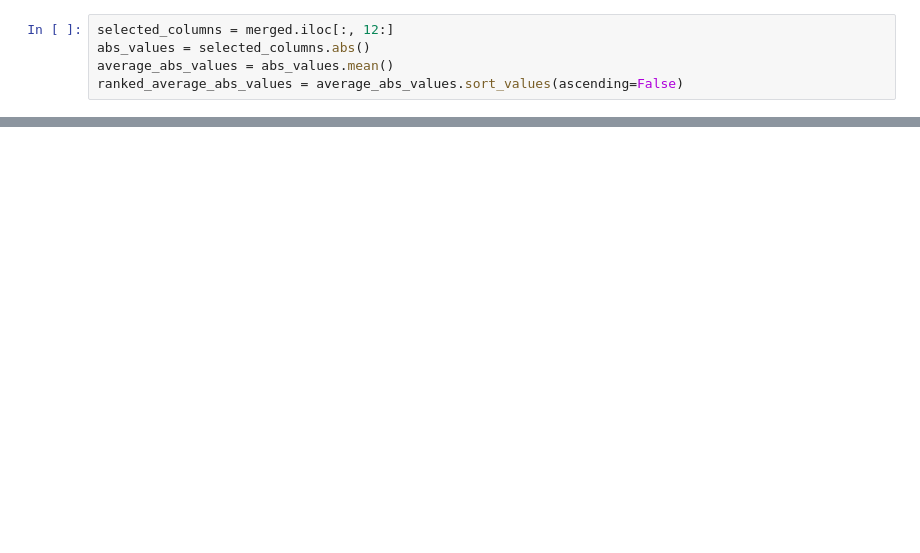
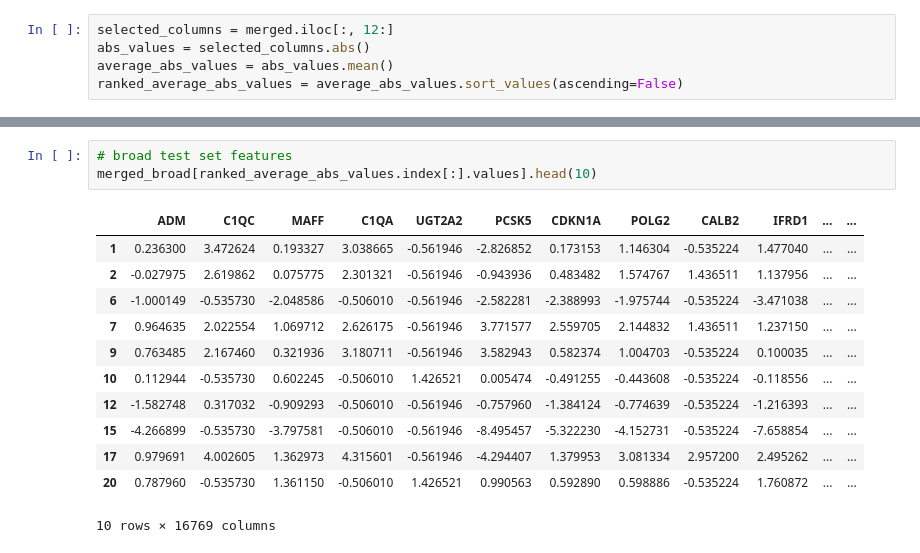
Before and after one commit to ChenyangLi4288/COVID-classification, a Jupyter notebook: Classification.ipynb, the cells around one changed output, grey strips where cells are left out. Saved outputs shown, nothing was run; the diff lists cells and outputs as text; blank space fills up the shorter version.

```diff
--- a/Classification.ipynb
+++ b/Classification.ipynb
@@ -66,0 +165,16 @@ Length: 18035, dtype: float64
+# %%
+# broad test set features
+merged_broad[ranked_average_abs_values.index[:].values].head(10)
+# %% [output]
+|  | ADM | C1QC | MAFF | C1QA | UGT2A2 | PCSK5 | CDKN1A | POLG2 | CALB2 | IFRD1 | ... | ... |
+| 1 | 0.236300 | 3.472624 | 0.193327 | 3.038665 | -0.561946 | -2.826852 | 0.173153 | 1.146304 | -0.535224 | 1.477040 | ... | ... |
+| 2 | -0.027975 | 2.619862 | 0.075775 | 2.301321 | -0.561946 | -0.943936 | 0.483482 | 1.574767 | 1.436511 | 1.137956 | ... | ... |
+| 6 | -1.000149 | -0.535730 | -2.048586 | -0.506010 | -0.561946 | -2.582281 | -2.388993 | -1.975744 | -0.535224 | -3.471038 | ... | ... |
+| 7 | 0.964635 | 2.022554 | 1.069712 | 2.626175 | -0.561946 | 3.771577 | 2.559705 | 2.144832 | 1.436511 | 1.237150 | ... | ... |
+| 9 | 0.763485 | 2.167460 | 0.321936 | 3.180711 | -0.561946 | 3.582943 | 0.582374 | 1.004703 | -0.535224 | 0.100035 | ... | ... |
+| 10 | 0.112944 | -0.535730 | 0.602245 | -0.506010 | 1.426521 | 0.005474 | -0.491255 | -0.443608 | -0.535224 | -0.118556 | ... | ... |
+| 12 | -1.582748 | 0.317032 | -0.909293 | -0.506010 | -0.561946 | -0.757960 | -1.384124 | -0.774639 | -0.535224 | -1.216393 | ... | ... |
+| 15 | -4.266899 | -0.535730 | -3.797581 | -0.506010 | -0.561946 | -8.495457 | -5.322230 | -4.152731 | -0.535224 | -7.658854 | ... | ... |
+| 17 | 0.979691 | 4.002605 | 1.362973 | 4.315601 | -0.561946 | -4.294407 | 1.379953 | 3.081334 | 2.957200 | 2.495262 | ... | ... |
+| 20 | 0.787960 | -0.535730 | 1.361150 | -0.506010 | 1.426521 | 0.990563 | 0.592890 | 0.598886 | -0.535224 | 1.760872 | ... | ... |
+10 rows × 16769 columns
```
Also changed, not shown: parts of 30 cells of this notebook.
